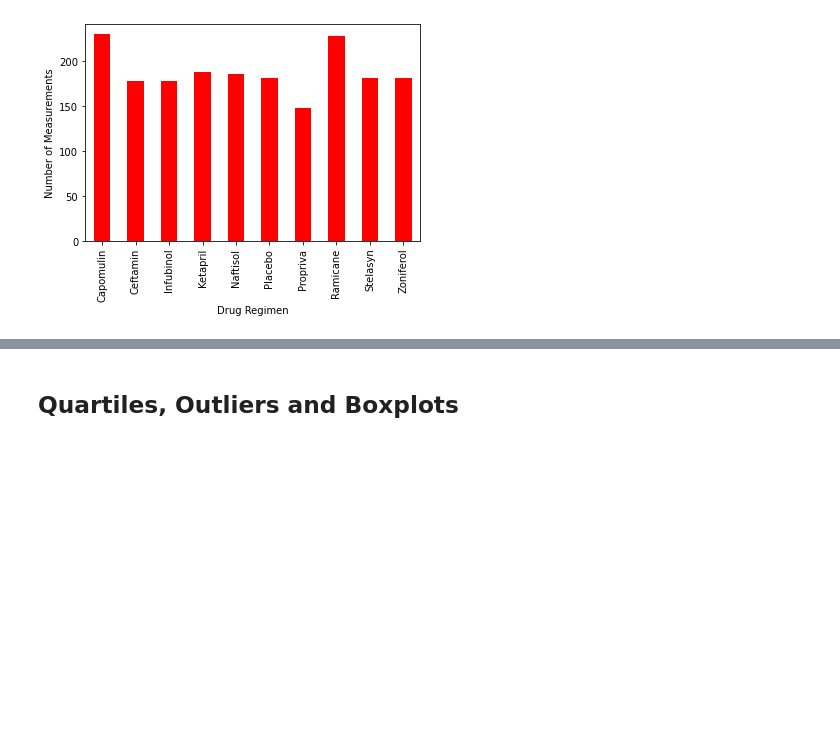
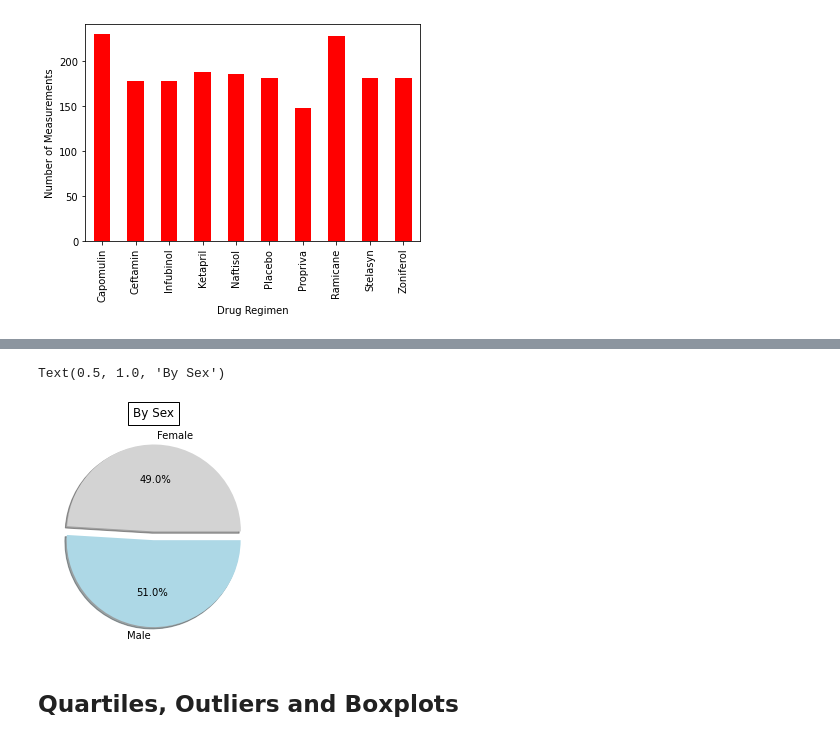
Before and after one commit to kidik425/05-MatPlotLib, a Jupyter notebook: Pymaceuticals/pymaceuticals_starter.ipynb, the cells around one changed output, grey strips where cells are left out. Cells and saved outputs as stored; diff of their text form; code cells hidden in the pictures; blank space fills up the shorter version.

```diff
--- a/Pymaceuticals/pymaceuticals_starter.ipynb
+++ b/Pymaceuticals/pymaceuticals_starter.ipynb
@@ -252,3 +247,20 @@ countChart
+# %%
+# Generate a pie plot showing the distribution of female versus male mice using pyplot
+groupGenPly = cleanedDF.groupby('Sex')
+countGenPly = groupGenPly['Sex'].count()
+
+plt.pie(countGenPly
+        ,colors=['lightgrey','lightblue']
+        ,explode=[0,.1]
+        ,shadow=True
+        ,autopct='%1.1f%%'
+        ,labels=countGenPly.index.values
+       )
+
+plt.title("By Sex", bbox={'facecolor':'1', 'pad':5}) #GOOGLE FTW!!!!
+# %% [output]
+Text(0.5, 1.0, 'By Sex')
+[figure, added]
 # %% [markdown]
 ## Quartiles, Outliers and Boxplots
 # %%
```
Also changed, not shown: parts of 5 cells of this notebook.
